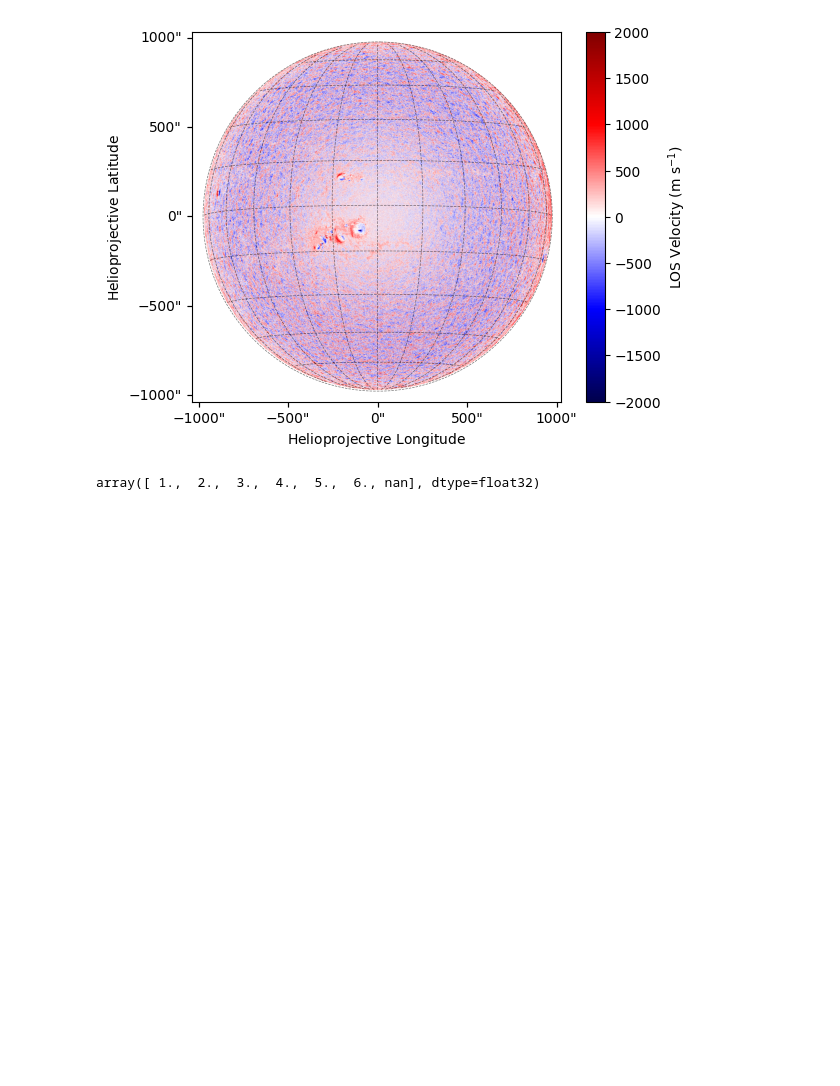
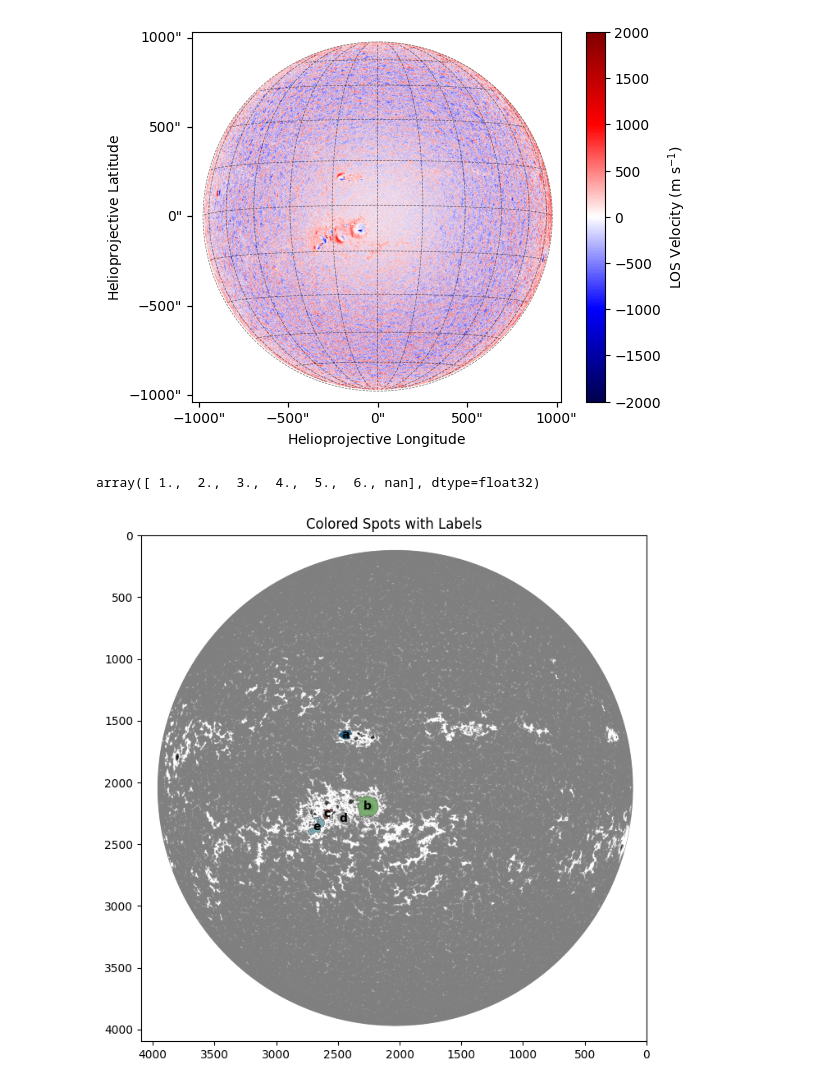
Before and after one commit to sruginski/sdo-clv-pipeline-main, a Jupyter notebook: scripts/demo.ipynb, the cells around one changed output. Saved outputs shown, nothing was run; the diff lists cells and outputs as text; code cells hidden in the pictures; blank space fills up the shorter version.

Commit message:
working label spots on sun plot
Former-commit-id: 1d94fd3b661c9a9e5bba3d7a1294133f0d9a9d54

```diff
--- a/scripts/demo.ipynb
+++ b/scripts/demo.ipynb
@@ -124,4 +132,6 @@ np.unique(mask.regions)
 # %% [output]
 array([ 1.,  2.,  3.,  4.,  5.,  6., nan], dtype=float32)
 # %%
-SunMask.label_moats_on_sun(mask, "moats_data.npz")
+label_moats_on_sun(mask)
+# %% [output]
+[figure, added]
```
Also changed, not shown: parts of 1 cell of this notebook, 4 other files.
